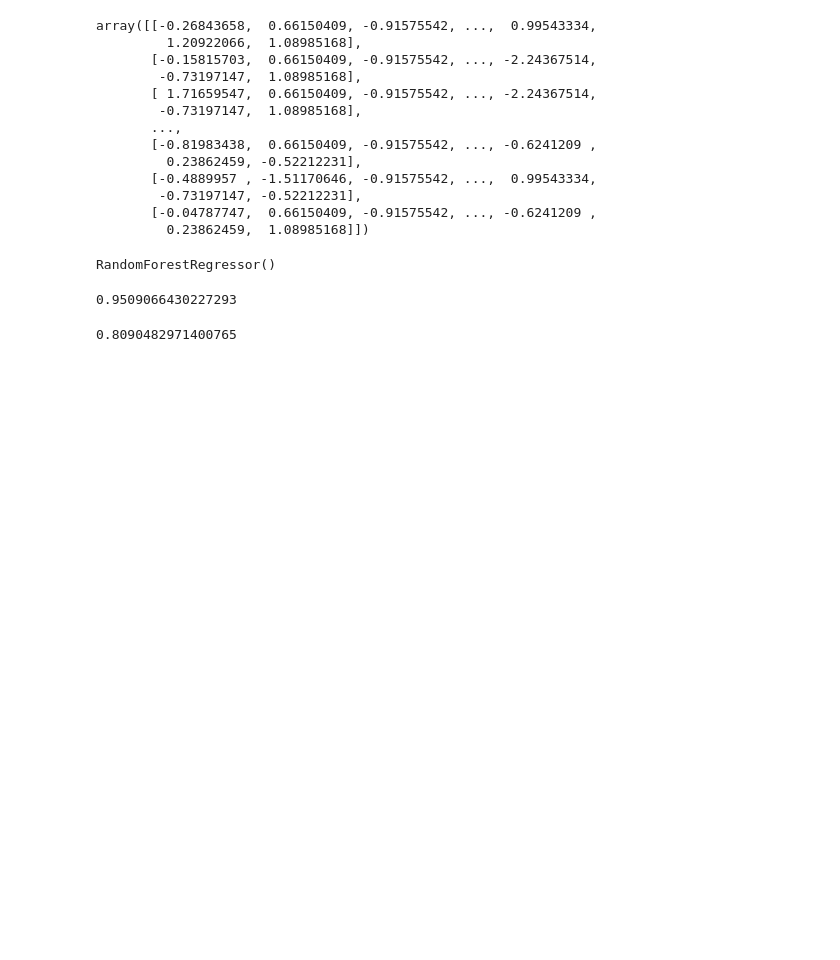
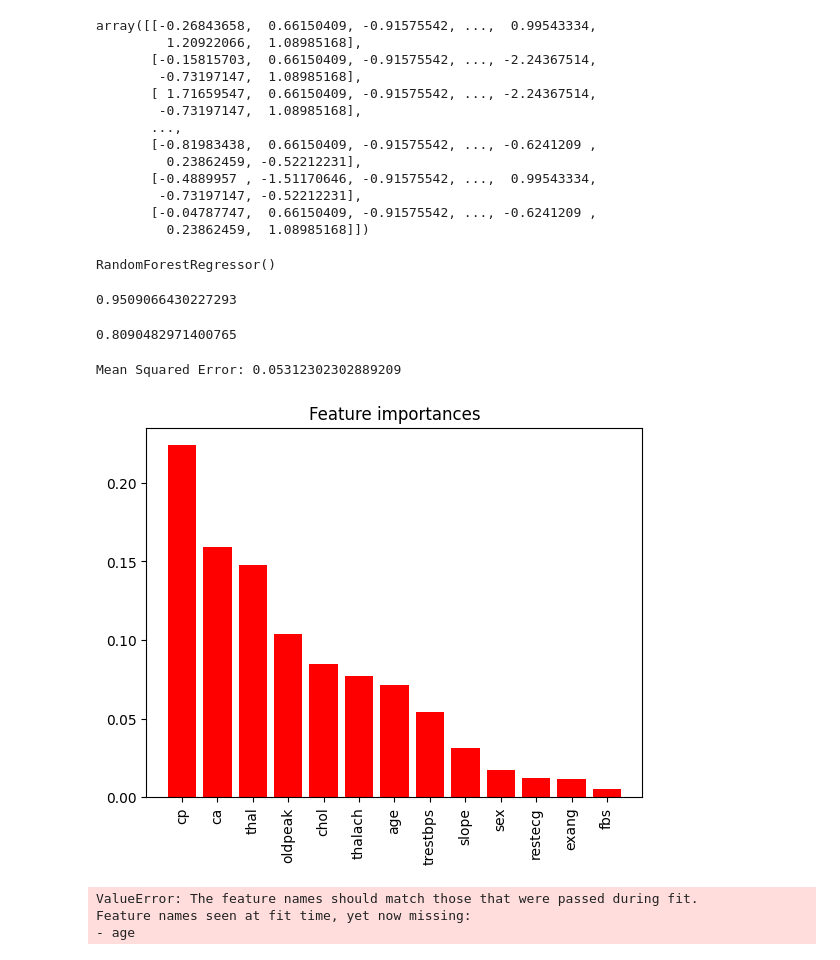
Before and after one commit to sher1ock-jp/EEG-basic, a Jupyter notebook: heart/heart.ipynb, the cells around one changed output. Cells and saved outputs as stored; diff of their text form; code cells hidden in the pictures; blank space fills up the shorter version.

```diff
--- a/heart/heart.ipynb
+++ b/heart/heart.ipynb
@@ -114,0 +130,64 @@ model.score(X_test,y_test)
+# %%
+from sklearn.linear_model import LinearRegression
+from sklearn.metrics import mean_squared_error
+
+# Train a linear regression model
+regressor = LinearRegression()
+regressor.fit(X_train_scaled, y_train)
+
+# Predict on the test set
+y_pred = regressor.predict(X_test_scaled)
+
+# Calculate the mean squared error
+mse = mean_squared_error(y_test, y_pred)
+print(f"Mean Squared Error: {mse}")
+# %% [output]
+Mean Squared Error: 0.05312302302889209
+# %%
+import numpy as np
+from sklearn.ensemble import RandomForestRegressor
+
+# Train a Random Forest Regressor
+forest = RandomForestRegressor(n_estimators=100, random_state=42)
+forest.fit(X_train_scaled, y_train)
+
+# Get feature importances
+importances = forest.feature_importances_
+
+# Visualize feature importances
+indices = np.argsort(importances)[::-1]
+plt.figure()
+plt.title("Feature importances")
+plt.bar(range(X_train.shape[1]), importances[indices], color="r", align="center")
+plt.xticks(range(X_train.shape[1]), X_train.columns[indices], rotation=90)
+plt.xlim([-1, X_train.shape[1]])
+plt.show()
+# %% [output]
+[figure, added]
+# %%
+# Predicting a single observation
+new_patient = pd.DataFrame({
+    'sex': [0],
+    'cp': [0],
+    'trestbps': [130],
+    'chol': [250],
+    'fbs': [0],
+    'restecg': [1],
+    'thalach': [150],
+    'exang': [0],
+    'oldpeak': [2.3],
+    'slope': [2],
+    'ca': [0],
+    'thal': [2]
+})
+
+# Standardize the new patient data
+new_patient_scaled = scaler.transform(new_patient)
+
+# Predict the target for the new patient
+new_patient_pred = regressor.predict(new_patient_scaled)
+print(f"Predicted target: {new_patient_pred[0]}")
+# %% [output]
+ValueError: The feature names should match those that were passed during fit.
+Feature names seen at fit time, yet now missing:
+- age
```
Also changed, not shown: parts of 1 cell of this notebook.
